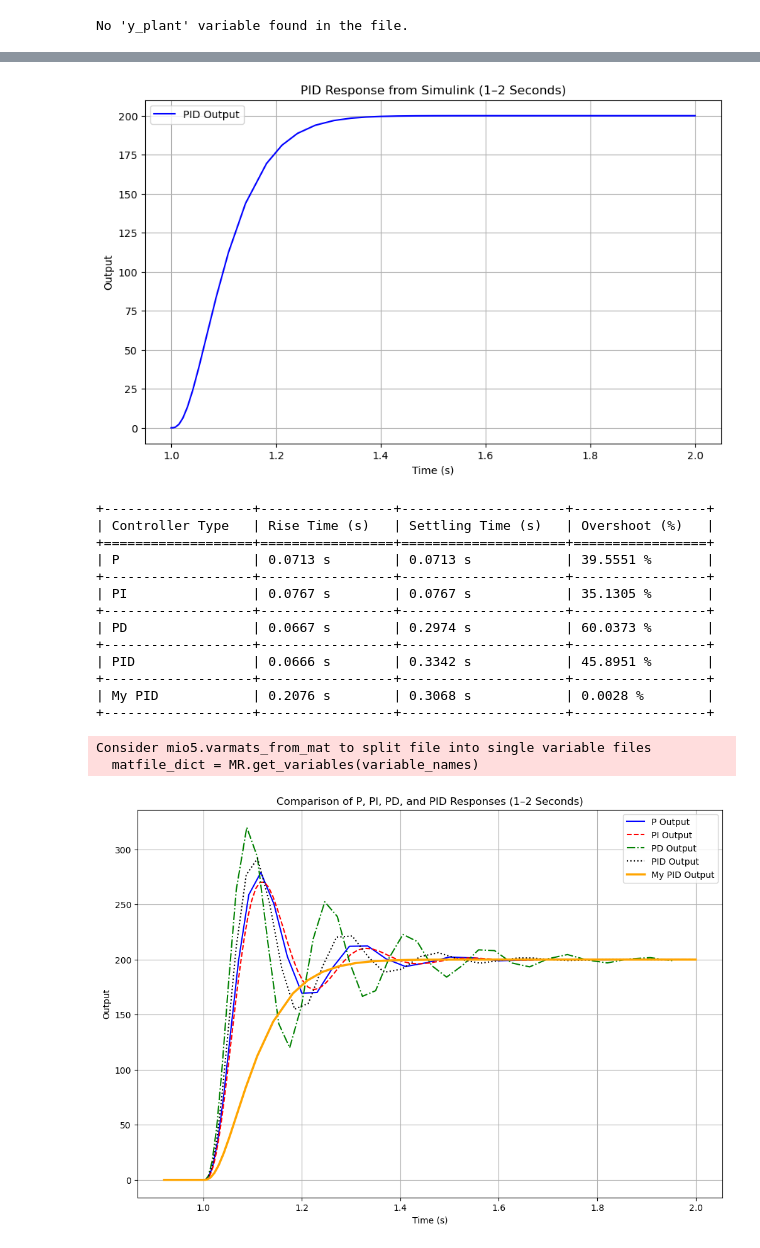
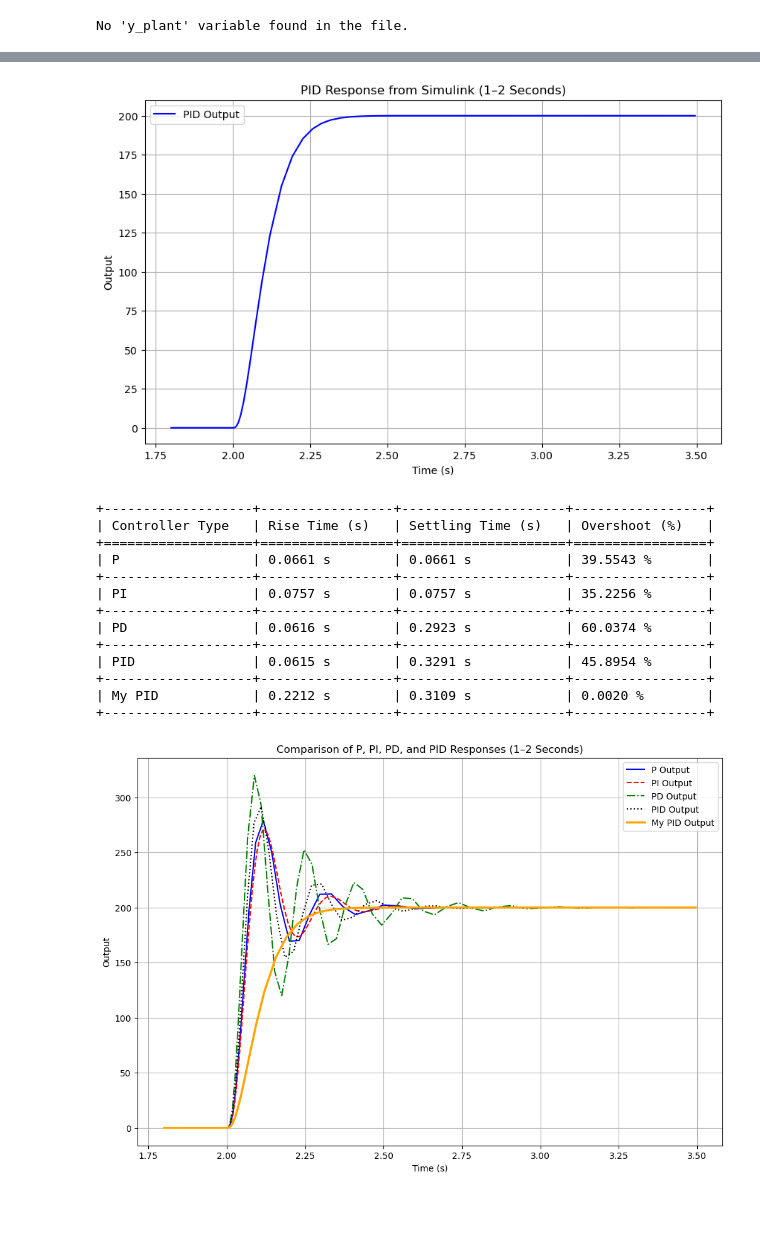
Before and after one commit to mloughran21/control_design_project_plots, a Jupyter notebook: report_plots.ipynb, the cells around one changed output, grey strips where cells are left out. Drawn from its saved outputs; the diff is of its cells as text; code cells hidden in the pictures; blank space fills up the shorter version.

```diff
--- a/report_plots.ipynb
+++ b/report_plots.ipynb
@@ -294,7 +294,7 @@ time = mat_data['time'].flatten()
 output = mat_data['output'].flatten()
 
 # Filter data for 1–2 seconds
-mask = (time >= 1) & (time <= 2)
+mask = (time >= 1.75) & (time <= 3.5)
 filtered_time = time[mask]
 filtered_output = output[mask]
 
@@ -308,7 +308,7 @@ plt.grid(True)
 plt.legend()
 plt.show()
 # %% [output]
-[figure, old version]
+[figure, new version]
 # %%
 import scipy.io as sio
 import numpy as np
@@ -358,44 +358,42 @@ for (label, file), color in zip(controllers.items(), colors):
     output = mat_data['output'].flatten()
 
     # Mask for display (1s to 2s)
-    mask = (time >= 0.9) & (time <= 2)
+    mask = (time >= 1.75) & (time <= 3.5)
     plt.plot(time[mask], output[mask], color, label=f'{label} Output', linewidth=1.5 if label != "My PID" else 2.5)
 
     # Compute response metrics
     rise_time, settling_time, overshoot = compute_response_metrics(time, output)
 
     # Store results in table format
     results.append([
         label,
         f"{rise_time:.4f} s",
         f"{settling_time:.4f} s" if settling_time else "Did not settle",
         f"{overshoot:.4f} %"
     ])
 
 # Print Table
 print(tabulate(results, headers=["Controller Type", "Rise Time (s)", "Settling Time (s)", "Overshoot (%)"], tablefmt="grid"))
 
 # Plot settings
 plt.xlabel('Time (s)')
 plt.ylabel('Output')
 plt.title('Comparison of P, PI, PD, and PID Responses (1–2 Seconds)')
 plt.grid(True)
 plt.legend()
 plt.show()
 # %% [output]
 +-------------------+-----------------+---------------------+-----------------+
 | Controller Type   | Rise Time (s)   | Settling Time (s)   | Overshoot (%)   |
 +===================+=================+=====================+=================+
-| P                 | 0.0713 s        | 0.0713 s            | 39.5551 %       |
+| P                 | 0.0661 s        | 0.0661 s            | 39.5543 %       |
 +-------------------+-----------------+---------------------+-----------------+
-| PI                | 0.0767 s        | 0.0767 s            | 35.1305 %       |
+| PI                | 0.0757 s        | 0.0757 s            | 35.2256 %       |
 +-------------------+-----------------+---------------------+-----------------+
-| PD                | 0.0667 s        | 0.2974 s            | 60.0373 %       |
+| PD                | 0.0616 s        | 0.2923 s            | 60.0374 %       |
 +-------------------+-----------------+---------------------+-----------------+
-| PID               | 0.0666 s        | 0.3342 s            | 45.8951 %       |
+| PID               | 0.0615 s        | 0.3291 s            | 45.8954 %       |
 +-------------------+-----------------+---------------------+-----------------+
-| My PID            | 0.2076 s        | 0.3068 s            | 0.0028 %        |
+| My PID            | 0.2212 s        | 0.3109 s            | 0.0020 %        |
 +-------------------+-----------------+---------------------+-----------------+
-Consider mio5.varmats_from_mat to split file into single variable files
-  matfile_dict = MR.get_variables(variable_names)
-[figure, old version]
+[figure, new version]
```
Also changed, not shown: parts of 4 cells of this notebook.
